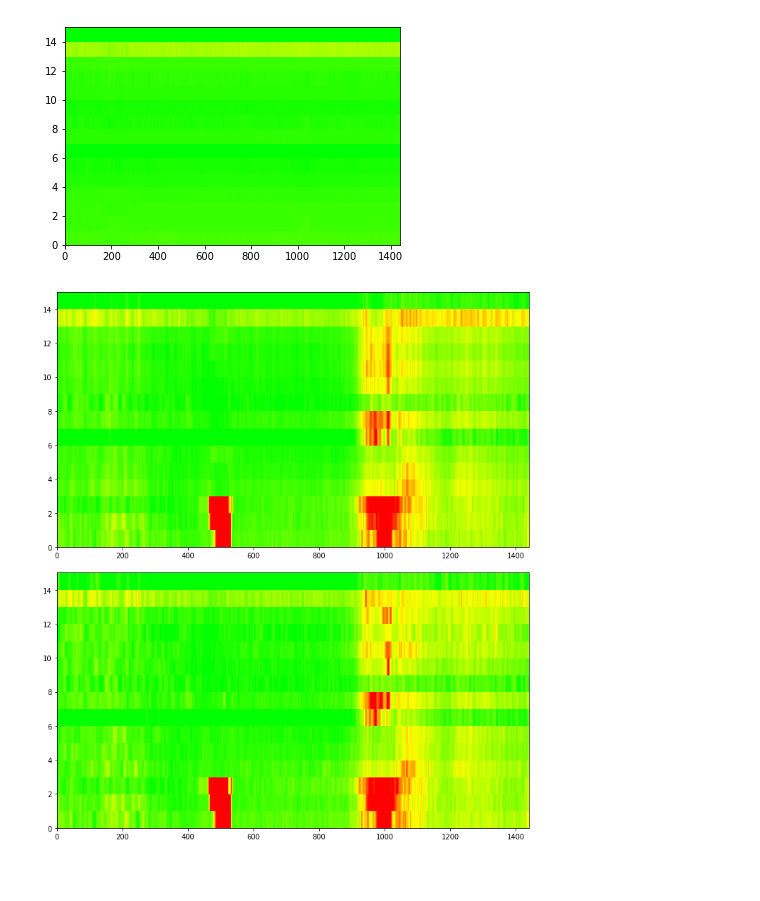
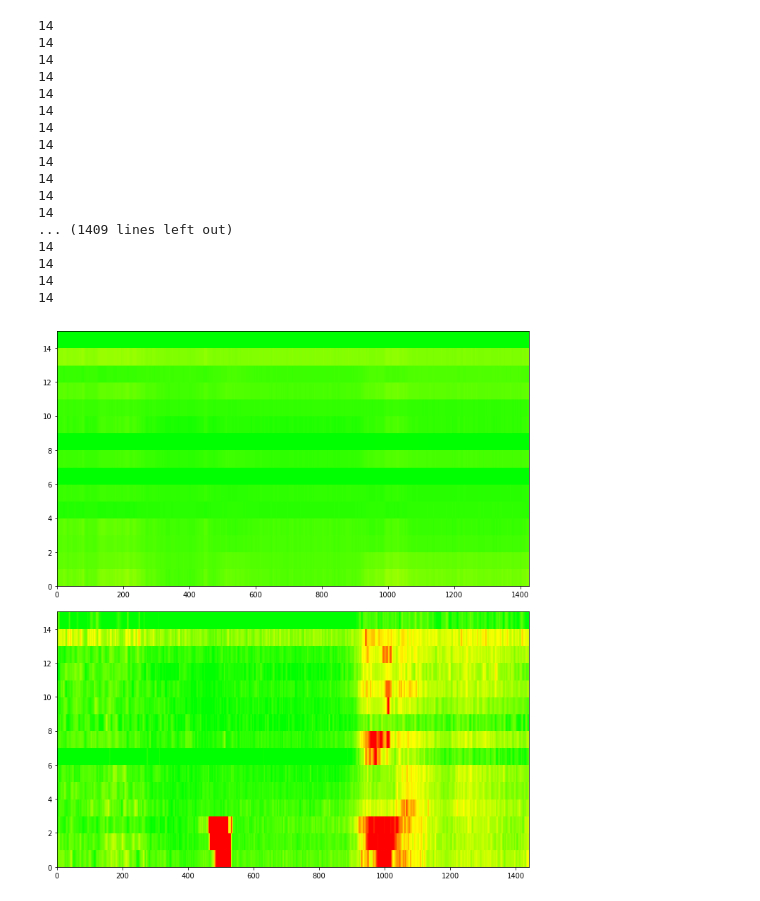
Before and after one commit to wkelongws/D, a Jupyter notebook: LSTM_analysis_model_inference.ipynb, the cells around one changed output. Drawn from its saved outputs; the diff is of its cells as text; code cells hidden in the pictures; blank space fills up the shorter version.

```diff
--- a/LSTM_analysis_model_inference.ipynb
+++ b/LSTM_analysis_model_inference.ipynb
@@ -58,6 +58,13 @@ def timeSince(since):
 
 %matplotlib inline
 # %matplotlib notebook
+# %%
+output_single_sensor = False
+use_volume_and_occup = False
+use_weather = False
+use_history = True
+input_feature = 'cnn'
+weights_file_name = 'Speedonly_with_history'
 # %%
 class LSTM_SpeedPrediction_database_output_single_sensor(Dataset):
     def __init__(self, Traffic, Weather, data, transform=None, look_back = 6, target_sensor = 13):
@@ -399,6 +401,6 @@ def add_patch_dim_to_sample(sample):
     sample = {'traffic':traffic,'weather':weather,'label':label,'history':history}
     return sample
 # %%
-out,label=model(add_patch_dim_to_sample(db[idx]))
-label = label.squeeze(0).data.cpu().numpy()
-out = out.squeeze(0).data.cpu().numpy()
+# out,label=model(add_patch_dim_to_sample(db[idx]))
+# label = label.squeeze(0).data.cpu().numpy()
+# out = out.squeeze(0).data.cpu().numpy()
@@ -430,4 +406,0 @@ vis_one_day_traffic_speed(db[idx]['label'])
-# %%
-vis_one_day_traffic_speed(inference(db[idx],model,step_ahead=1,Min_Max=Min_Max))
-# %% [output]
-[figure, removed]
@@ -535,13 +511,31 @@ def inference(input_sample,model,step_ahead,Min_Max=Min_Max):
     outputs = torch.stack(outputs, 2).squeeze(0)
     return outputs.data.cpu().numpy()
 # %%
-out=inference(db[idx],model,step_ahead=1,Min_Max=Min_Max)
+idx = 431  # test: [417,420,431]
+out=inference(db[idx],model,step_ahead=15,Min_Max=Min_Max)
 
 gs = gridspec.GridSpec(2, 1, wspace=0.1, hspace=0.1)
 fig = plt.figure(figsize=(12,14))
 ax = plt.subplot(gs[0])
 vis_one_day_traffic_speed(out)
 ax = plt.subplot(gs[1])
 vis_one_day_traffic_speed(db[idx]['label'])
 # %% [output]
+14
+14
+14
+14
+14
+14
+14
+14
+14
+14
+14
+14
+... (1409 lines left out)
+14
+14
+14
+14
-[figure, old version]
+[figure, new version]
```
Also changed, not shown: parts of 14 cells of this notebook, 13 other files.
